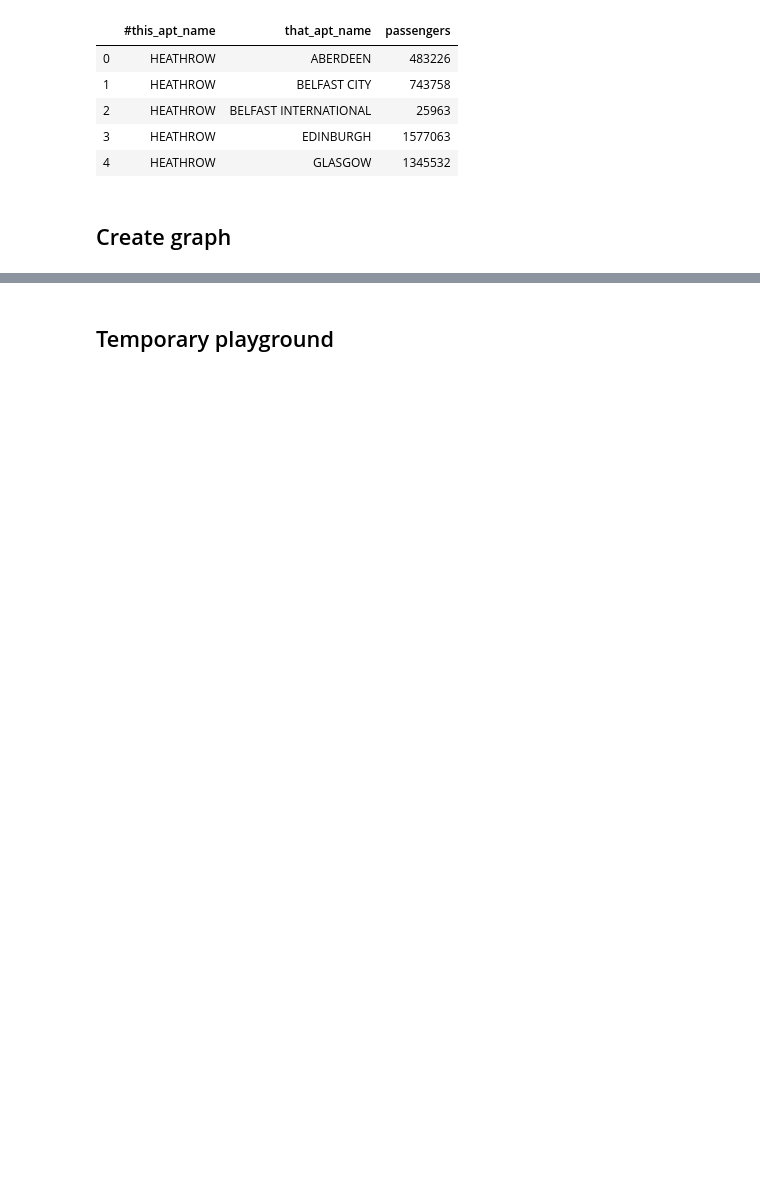
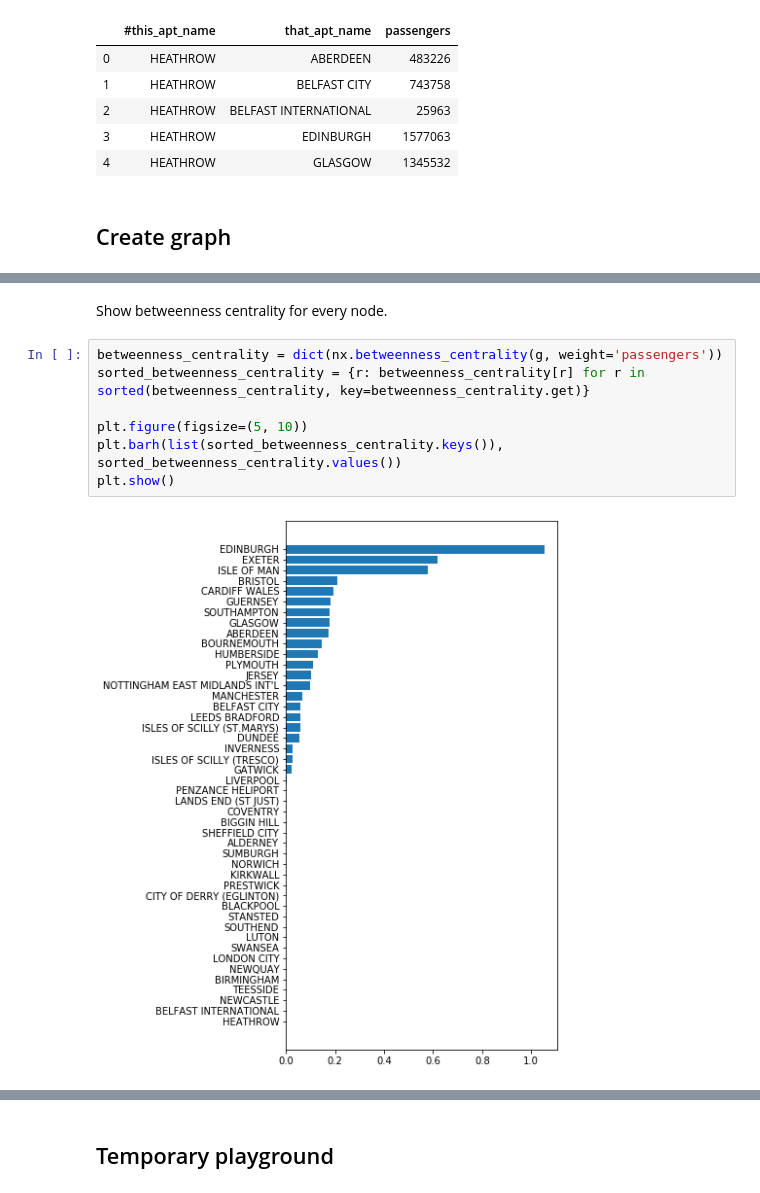
Before and after one commit to paulomac1000/UK-domestic-flights-network, a Jupyter notebook: Notebook.ipynb, the cells around one changed output, grey strips where cells are left out. Cells and saved outputs as stored; diff of their text form; blank space fills up the shorter version.

```diff
--- a/Notebook.ipynb
+++ b/Notebook.ipynb
@@ -39,0 +95,11 @@ g=nx.from_pandas_edgelist(data, source='#this_apt_name', target='that_apt_name',
+# %% [markdown]
+Show betweenness centrality for every node.
+# %%
+betweenness_centrality = dict(nx.betweenness_centrality(g, weight='passengers'))
+sorted_betweenness_centrality = {r: betweenness_centrality[r] for r in sorted(betweenness_centrality, key=betweenness_centrality.get)}
+
+plt.figure(figsize=(5, 10))
+plt.barh(list(sorted_betweenness_centrality.keys()), sorted_betweenness_centrality.values())
+plt.show()
+# %% [output]
+[figure, added]
```
Also changed, not shown: parts of 35 cells of this notebook.
